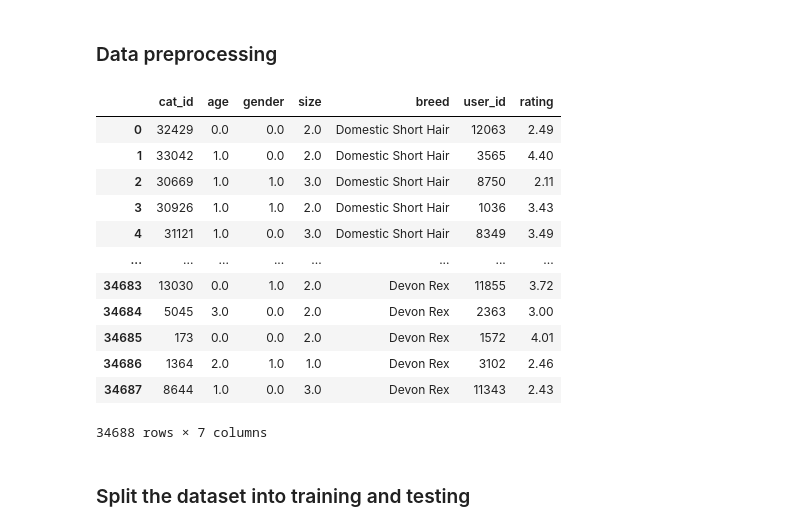
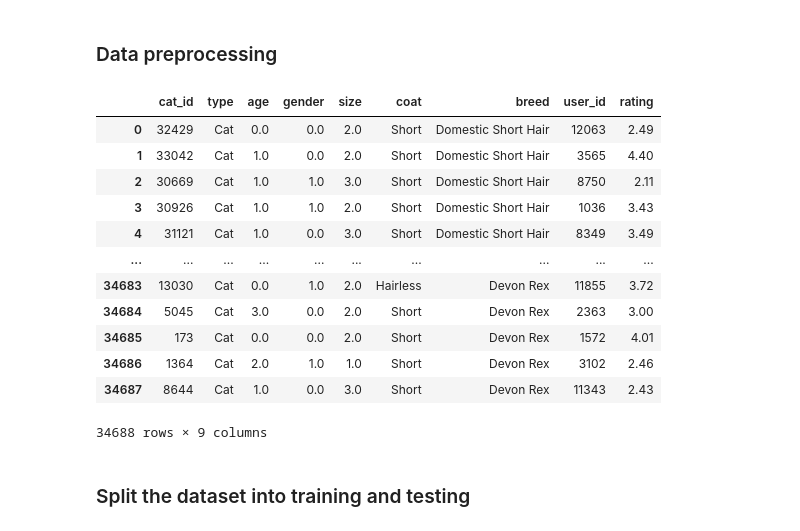
Before and after one commit to kucingku-capstone/machine-learning, a Jupyter notebook: model/model elo/ML_Model.ipynb, the cells around one changed output. Cells and saved outputs as stored; diff of their text form; code cells hidden in the pictures.

```diff
--- a/model/model elo/ML_Model.ipynb
+++ b/model/model elo/ML_Model.ipynb
@@ -94,26 +94,25 @@ age_encoder = LabelEncoder()
 # %%
 df['user_id'] = user_encoder.fit_transform(df['user_id'].astype(float))
 df['cat_id'] = cat_encoder.fit_transform(df['cat_id'].astype(float))
 df['gender'] = gender_encoder.fit_transform(df['gender'].astype(str)).astype(float)
 df['size'] = size_encoder.fit_transform(df['size'].astype(str)).astype(float)
 df['age'] = age_encoder.fit_transform(df['age'].astype(str)).astype(float)
 
-df = df.drop(['type'], axis=1)
 df
 # %% [output]
-|  | cat_id | age | gender | size | breed | user_id | rating |
-| 0 | 32429 | 0.0 | 0.0 | 2.0 | Domestic Short Hair | 12063 | 2.49 |
-| 1 | 33042 | 1.0 | 0.0 | 2.0 | Domestic Short Hair | 3565 | 4.40 |
-| 2 | 30669 | 1.0 | 1.0 | 3.0 | Domestic Short Hair | 8750 | 2.11 |
-| 3 | 30926 | 1.0 | 1.0 | 2.0 | Domestic Short Hair | 1036 | 3.43 |
-| 4 | 31121 | 1.0 | 0.0 | 3.0 | Domestic Short Hair | 8349 | 3.49 |
-| ... | ... | ... | ... | ... | ... | ... | ... |
-| 34683 | 13030 | 0.0 | 1.0 | 2.0 | Devon Rex | 11855 | 3.72 |
-| 34684 | 5045 | 3.0 | 0.0 | 2.0 | Devon Rex | 2363 | 3.00 |
-| 34685 | 173 | 0.0 | 0.0 | 2.0 | Devon Rex | 1572 | 4.01 |
-| 34686 | 1364 | 2.0 | 1.0 | 1.0 | Devon Rex | 3102 | 2.46 |
-| 34687 | 8644 | 1.0 | 0.0 | 3.0 | Devon Rex | 11343 | 2.43 |
+|  | cat_id | type | age | gender | size | coat | breed | user_id | rating |
+| 0 | 32429 | Cat | 0.0 | 0.0 | 2.0 | Short | Domestic Short Hair | 12063 | 2.49 |
+| 1 | 33042 | Cat | 1.0 | 0.0 | 2.0 | Short | Domestic Short Hair | 3565 | 4.40 |
+| 2 | 30669 | Cat | 1.0 | 1.0 | 3.0 | Short | Domestic Short Hair | 8750 | 2.11 |
+| 3 | 30926 | Cat | 1.0 | 1.0 | 2.0 | Short | Domestic Short Hair | 1036 | 3.43 |
+| 4 | 31121 | Cat | 1.0 | 0.0 | 3.0 | Short | Domestic Short Hair | 8349 | 3.49 |
+| ... | ... | ... | ... | ... | ... | ... | ... | ... | ... |
+| 34683 | 13030 | Cat | 0.0 | 1.0 | 2.0 | Hairless | Devon Rex | 11855 | 3.72 |
+| 34684 | 5045 | Cat | 3.0 | 0.0 | 2.0 | Short | Devon Rex | 2363 | 3.00 |
+| 34685 | 173 | Cat | 0.0 | 0.0 | 2.0 | Short | Devon Rex | 1572 | 4.01 |
+| 34686 | 1364 | Cat | 2.0 | 1.0 | 1.0 | Short | Devon Rex | 3102 | 2.46 |
+| 34687 | 8644 | Cat | 1.0 | 0.0 | 3.0 | Short | Devon Rex | 11343 | 2.43 |
-34688 rows × 7 columns
+34688 rows × 9 columns
 # %%
 encoders = {
     'user_encoder': user_encoder,
```
Also changed, not shown: parts of 10 cells of this notebook.
